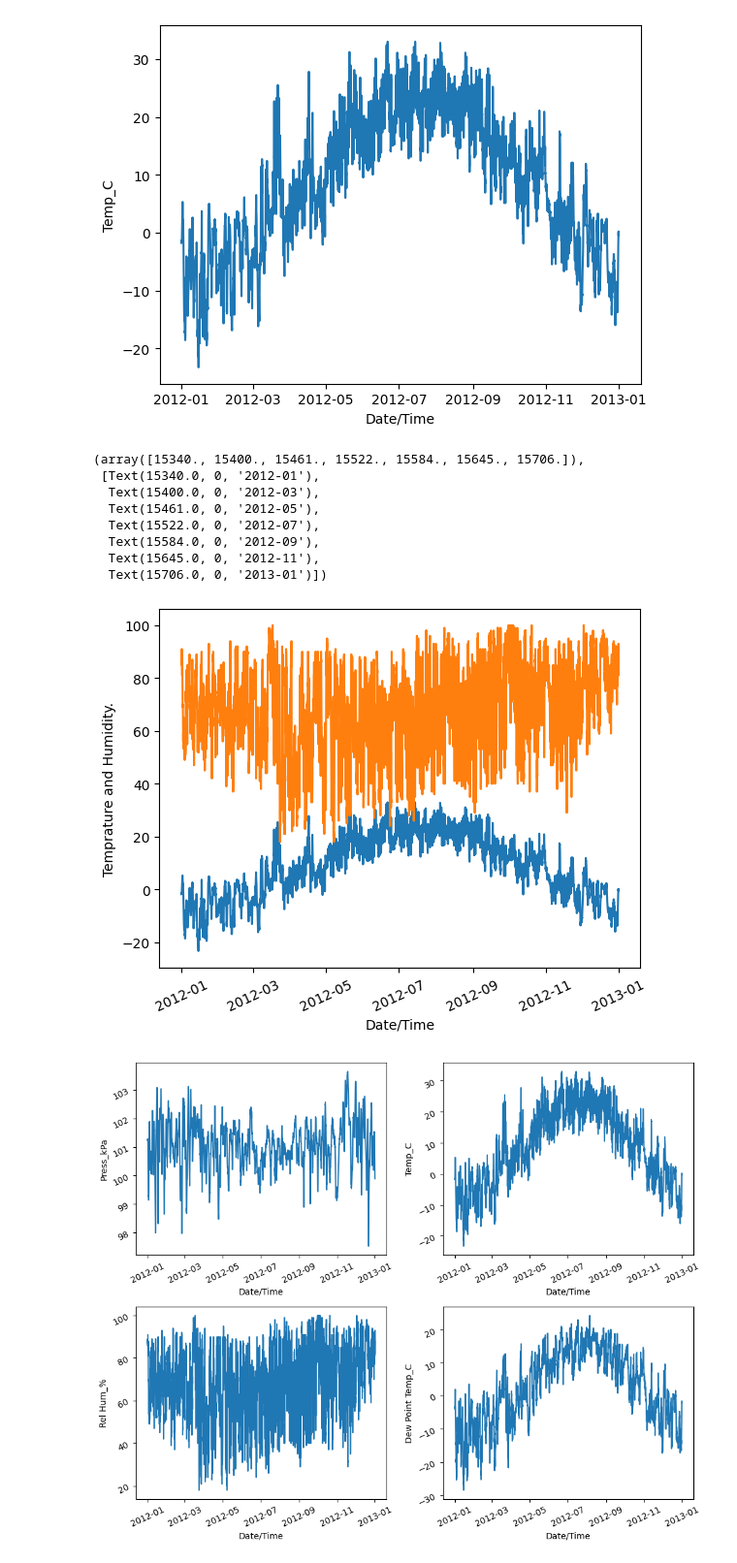
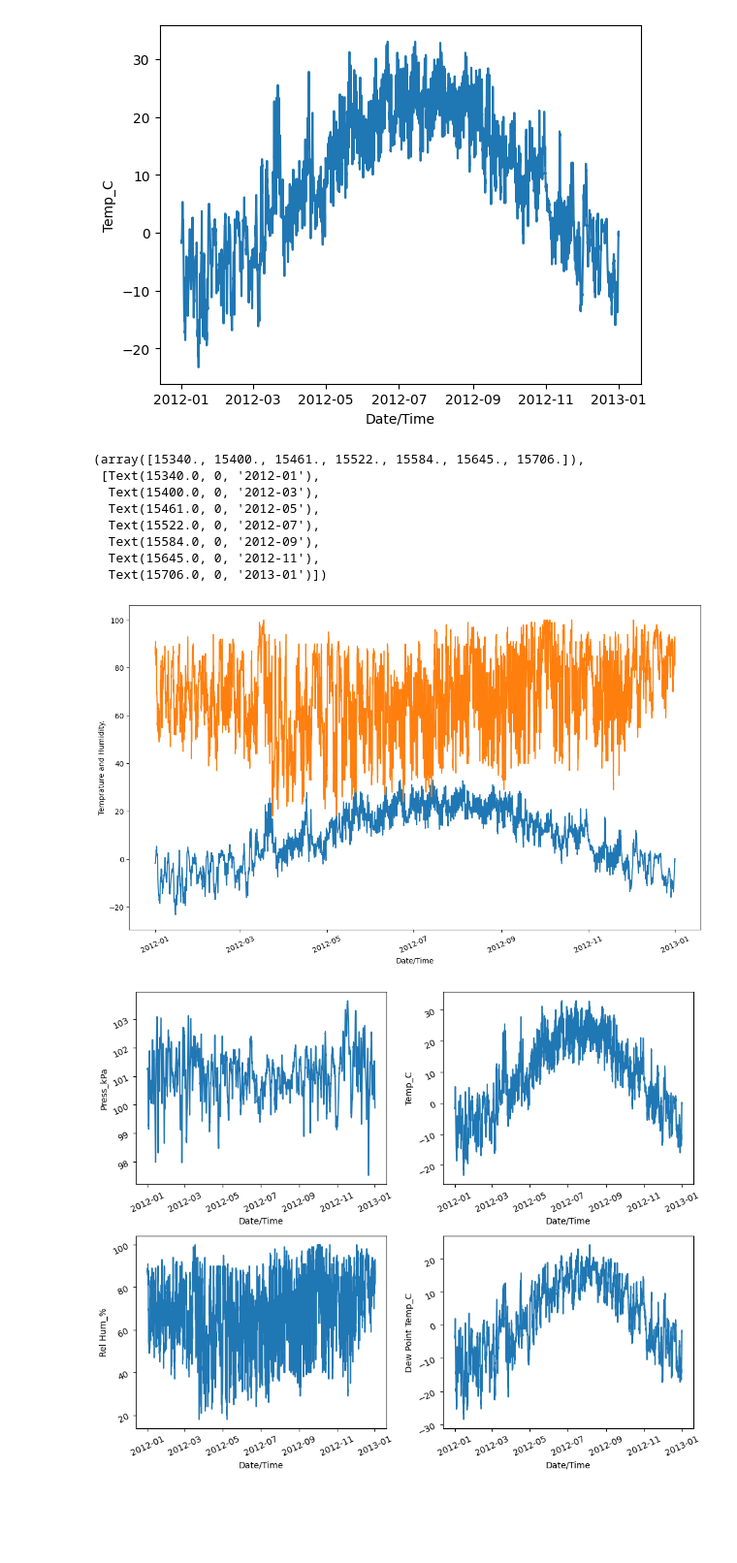
Before and after one commit to kechcole/LUX_DEV_PROGRAM, a Jupyter notebook: Assignments/Scripts_Wk_2/Python.ipynb, the cells around one changed output. Shown at 97% size. Drawn from its saved outputs; the diff is of its cells as text; code cells hidden in the pictures; blank space fills up the shorter version.

```diff
--- a/Assignments/Scripts_Wk_2/Python.ipynb
+++ b/Assignments/Scripts_Wk_2/Python.ipynb
@@ -505,21 +505,21 @@ sns.lineplot(x = "Date/Time", y = "Temp_C", data = data)
 [figure]
 # %%
 # Plot time series of multiple variables
-
+plt.figure(figsize=(14, 8))
 sns.lineplot(x = "Date/Time", y = "Temp_C", data = data)
 sns.lineplot(x = "Date/Time", y = "Rel Hum_%", data = data)
 plt.ylabel("Temprature and Humidity.")
 plt.xticks(rotation = 25)
 # %% [output]
 (array([15340., 15400., 15461., 15522., 15584., 15645., 15706.]),
  [Text(15340.0, 0, '2012-01'),
   Text(15400.0, 0, '2012-03'),
   Text(15461.0, 0, '2012-05'),
   Text(15522.0, 0, '2012-07'),
   Text(15584.0, 0, '2012-09'),
   Text(15645.0, 0, '2012-11'),
   Text(15706.0, 0, '2013-01')])
-[figure, old version]
+[figure, new version]
 # %%
 # Multiple Time series
 
```
Also changed, not shown: parts of 1 cell of this notebook.
